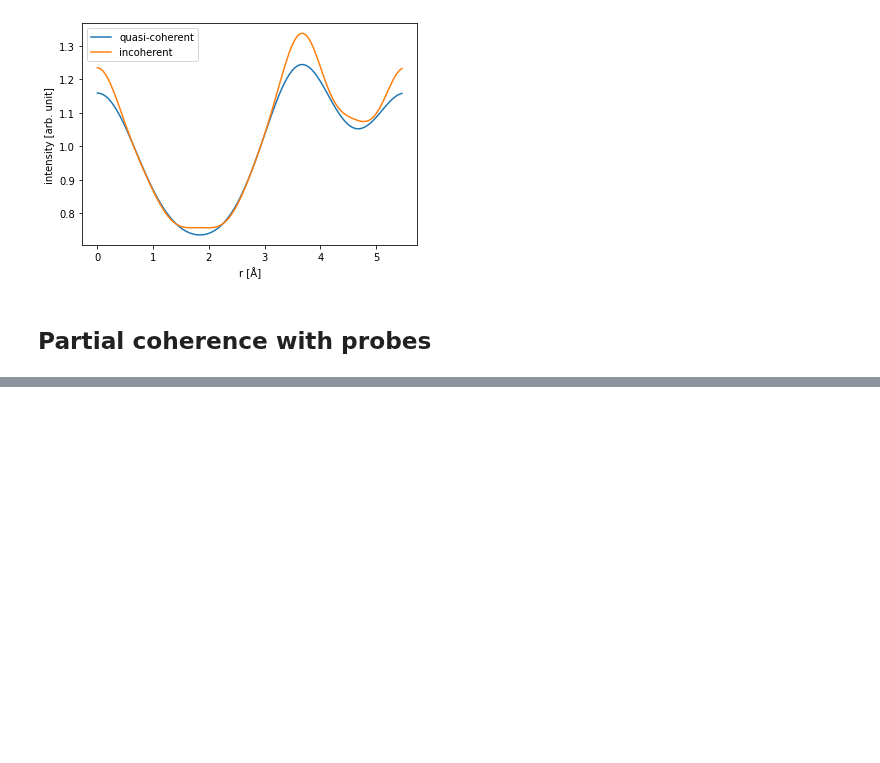
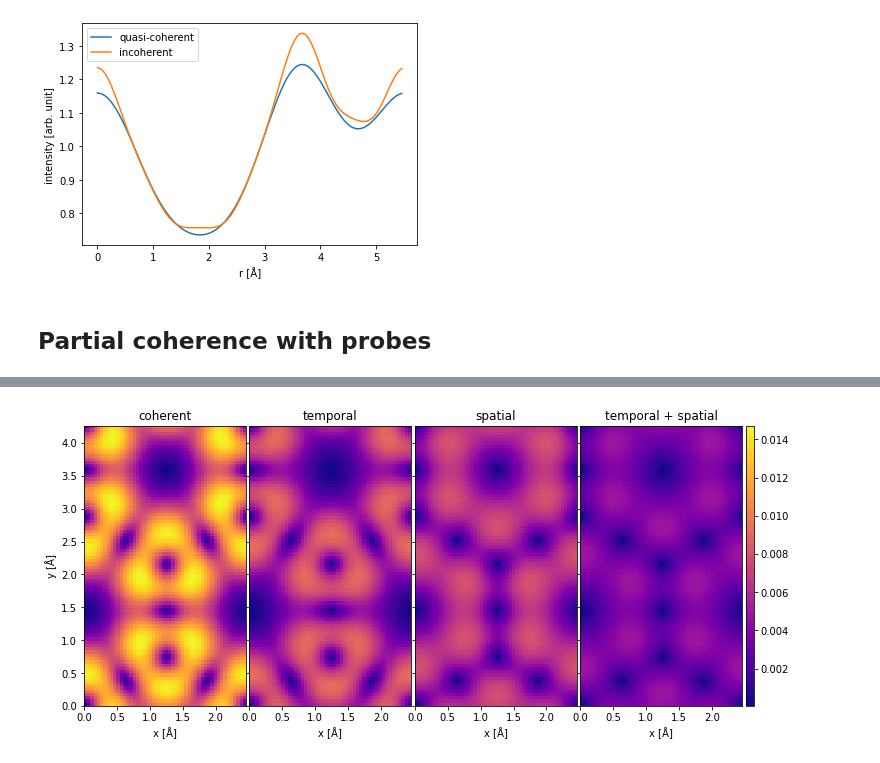
Before and after one commit to abTEM/doc, a Jupyter notebook: docs/user_guide/walkthrough/partial_coherence.ipynb, the cells around one changed output, grey strips where cells are left out. Saved outputs shown, nothing was run; the diff lists cells and outputs as text; code cells hidden in the pictures; blank space fills up the shorter version.

```diff
--- a/docs/user_guide/walkthrough/partial_coherence.ipynb
+++ b/docs/user_guide/walkthrough/partial_coherence.ipynb
@@ -126,0 +152,43 @@ stack[1:].interpolate_line(start=(0, 0), end=(0, stack.extent[1])).show();
+# %%
+probe_coherent = abtem.Probe(energy=60e3, semiangle_cutoff=30, sampling=0.05)
+probe_temporal = abtem.Probe(
+    energy=60e3, semiangle_cutoff=30, sampling=0.05, defocus=defocus_distribution
+)
+
+detector = abtem.PixelatedDetector()
+
+scan = abtem.GridScan.from_fractional_coordinates(
+    atoms, (0, 0), (1 / 3, 1 / 2), sampling=0.1
+)
+
+measurement_coherent = probe_coherent.scan(
+    atoms, detectors=detector, scan=scan
+).compute()
+
+measurement_temporal = probe_temporal.scan(
+    atoms, detectors=detector, scan=scan
+).compute()
+# %%
+measurement_spatial = measurement_coherent.gaussian_source_size(0.3)
+measurement_spatial_and_temporal = measurement_temporal.gaussian_source_size(0.3)
+
+measurements = abtem.stack(
+    (
+        measurement_coherent,
+        measurement_temporal,
+        measurement_spatial,
+        measurement_spatial_and_temporal,
+    ),
+    ("coherent", "temporal", "spatial", "temporal + spatial"),
+)
+
+measurements.center_of_mass().interpolate(.05).abs().show(
+    figsize=(12,6),
+    explode=True,
+    common_color_scale=True,
+    image_grid_kwargs={"axes_pad": 0.05},
+    cbar=True,
+    cmap="plasma"
+);
+# %% [output]
+[figure, added]
```
Also changed, not shown: parts of 14 cells of this notebook, 2 other files.
